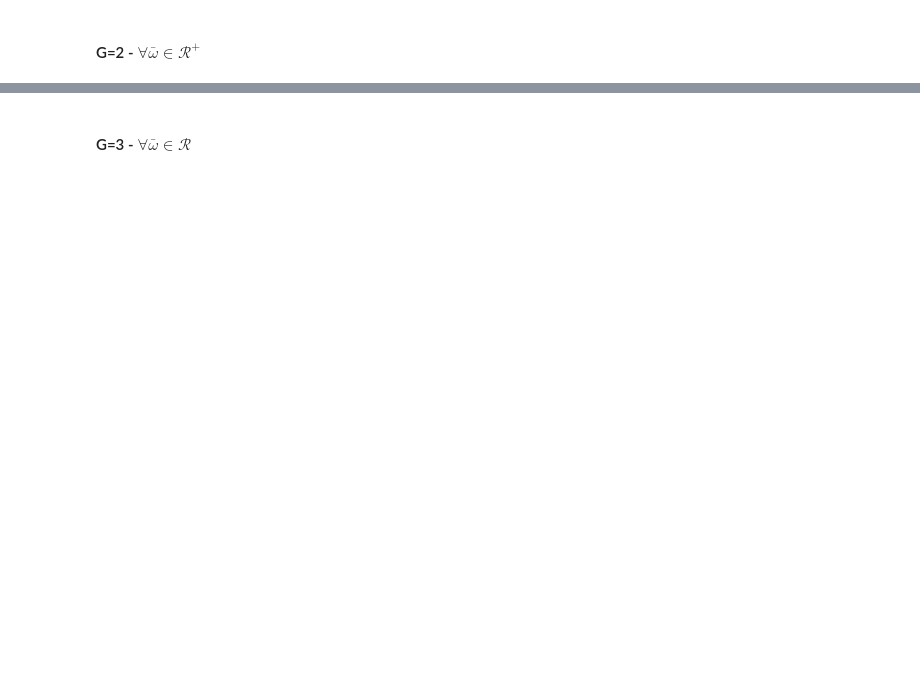
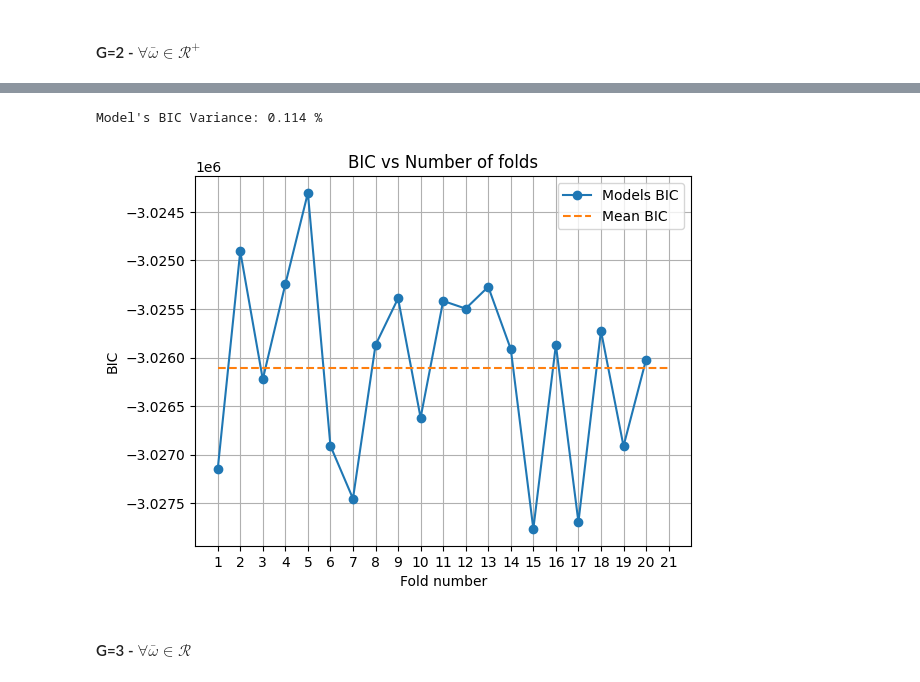
Before and after one commit to pietroferraiuolo/GRASP, a Jupyter notebook: scripts/n6121_analysis.ipynb, the cells around one changed output, grey strips where cells are left out. Cells and saved outputs as stored; diff of their text form; code cells hidden in the pictures; blank space fills up the shorter version.

```diff
--- a/scripts/n6121_analysis.ipynb
+++ b/scripts/n6121_analysis.ipynb
@@ -351,7 +395,7 @@ print(f"Model's BIC Variance: {(np.min(kfold_model.bics) - np.max(kfold_model.bi
 #### G=2  -  $\forall\bar{\omega}\in\mathcal{R}^+$
 # %%
 nfolds = 20
-kfold_model2 = grasp.stats.kfold_gmm_estimator(
+kfm_2pos = grasp.stats.kfold_gmm_estimator(
     data=data2,
     folds=nfolds,
     G=2,
@@ -361,13 +423,16 @@ kfold_model2 = grasp.stats.kfold_gmm_estimator(
 # %%
-plt.plot(np.arange(1,nfolds+1), kfold_model2.bics, '-o', label='Models BIC')
-plt.plot([1,nfolds+1], [kfold_model2.mean_bic,kfold_model2.mean_bic], '--', label='Mean BIC')
+plt.plot(np.arange(1,nfolds+1), kfm_2pos.bics, '-o', label='Models BIC')
+plt.plot([1,nfolds+1], [kfm_2pos.mean_bic,kfm_2pos.mean_bic], '--', label='Mean BIC')
 plt.xticks(ticks=np.arange(1, nfolds + 2, 1))
 plt.grid(True)
 plt.title('BIC vs Number of folds')
 plt.xlabel('Fold number')
 plt.ylabel('BIC')
 plt.legend(loc='best')
 
-print(f"Model's BIC Variance: {(np.min(kfold_model2.bics) - np.max(kfold_model2.bics))/np.max(kfold_model2.bics) * 100:.3f} %")
+print(f"Model's BIC Variance: {(np.min(kfm_2pos.bics) - np.max(kfm_2pos.bics))/np.max(kfm_2pos.bics) * 100:.3f} %")
+# %% [output]
+Model's BIC Variance: 0.114 %
+[figure, added]
 # %% [markdown]
 #### G=3  -  $\forall\bar{\omega}\in\mathcal{R}$
```
Also changed, not shown: parts of 29 cells of this notebook, 1 other file.
